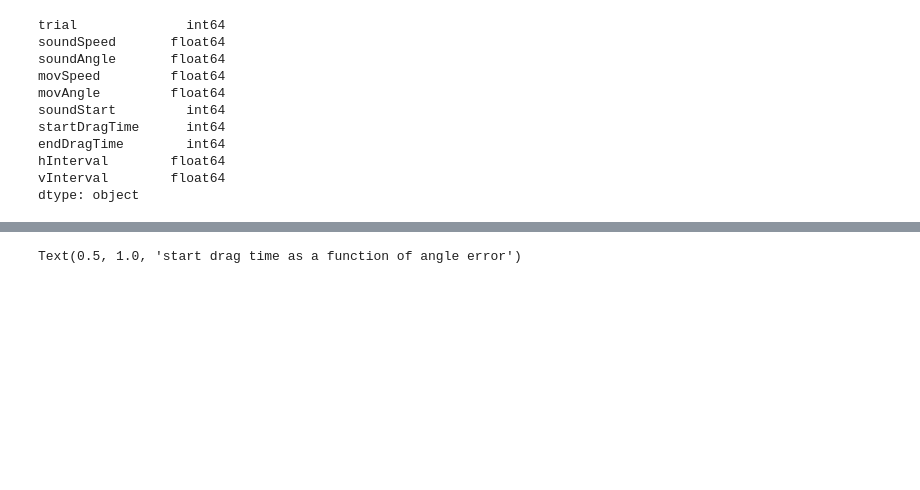
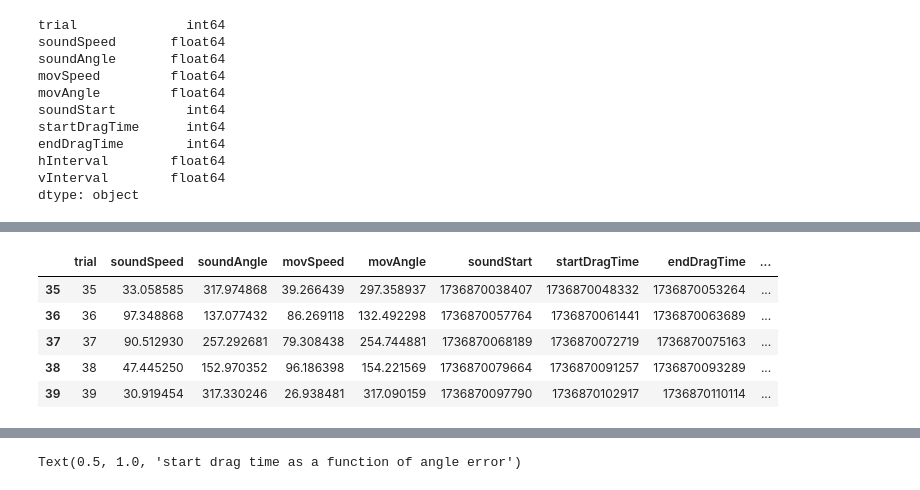
Before and after one commit to bellinux/onebutton, a Jupyter notebook: SpeedAsRhythm/Pilot/tutorial.ipynb, the cells around one changed output, grey strips where cells are left out. Saved outputs shown, nothing was run; the diff lists cells and outputs as text; code cells hidden in the pictures; blank space fills up the shorter version.

```diff
--- a/SpeedAsRhythm/Pilot/tutorial.ipynb
+++ b/SpeedAsRhythm/Pilot/tutorial.ipynb
@@ -85,3 +200,12 @@ dtype: object
+# %%
+df.tail()
+# %% [output]
+|  | trial | soundSpeed | soundAngle | movSpeed | movAngle | soundStart | startDragTime | endDragTime | ... |
+| 35 | 35 | 33.058585 | 317.974868 | 39.266439 | 297.358937 | 1736870038407 | 1736870048332 | 1736870053264 | ... |
+| 36 | 36 | 97.348868 | 137.077432 | 86.269118 | 132.492298 | 1736870057764 | 1736870061441 | 1736870063689 | ... |
+| 37 | 37 | 90.512930 | 257.292681 | 79.308438 | 254.744881 | 1736870068189 | 1736870072719 | 1736870075163 | ... |
+| 38 | 38 | 47.445250 | 152.970352 | 96.186398 | 154.221569 | 1736870079664 | 1736870091257 | 1736870093289 | ... |
+| 39 | 39 | 30.919454 | 317.330246 | 26.938481 | 317.090159 | 1736870097790 | 1736870102917 | 1736870110114 | ... |
 # %%
 plt.hist(df.soundSpeed)
 # %% [output]
```
Also changed, not shown: parts of 11 cells of this notebook.
